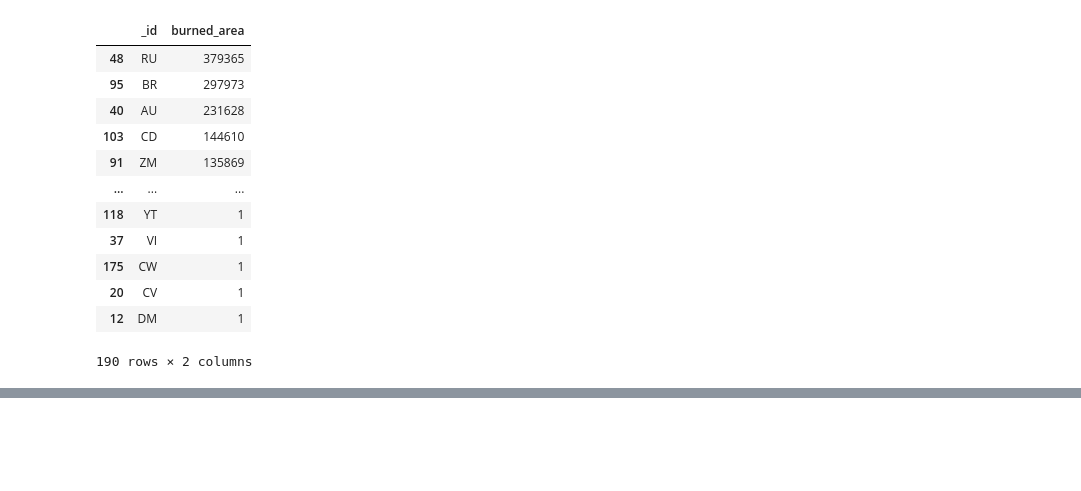
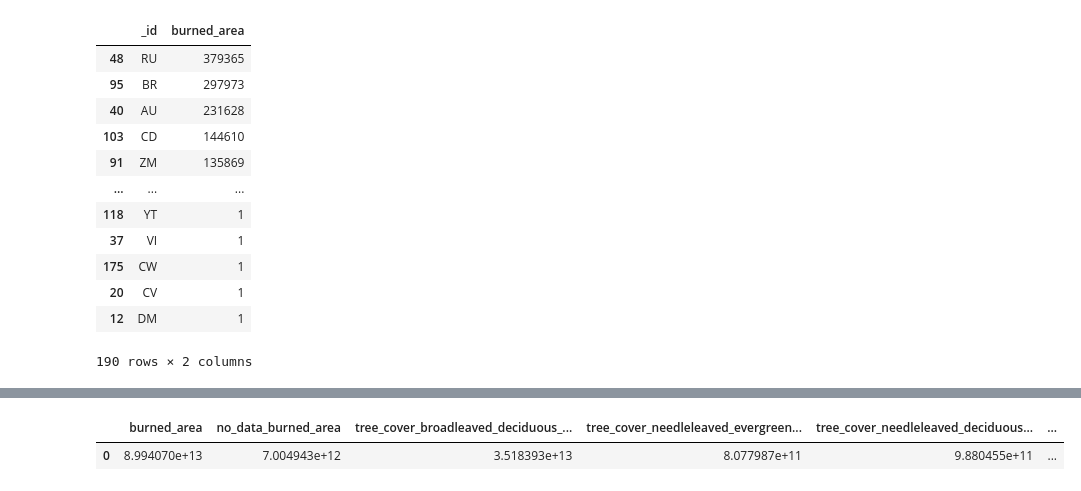
Before and after one commit to sophie-juliette/eda_esa_fire, a Jupyter notebook: eda_eu.ipynb, the cells around one changed output, grey strips where cells are left out. Cells and saved outputs as stored; diff of their text form; code cells hidden in the pictures; blank space fills up the shorter version.

```diff
--- a/eda_eu.ipynb
+++ b/eda_eu.ipynb
@@ -148,3 +172,23 @@ fig.show()
 # %%
 # Summe der Verbranten Fläche ->  pro Vegetatoionstyp
 # Waterfall Diagramm
+# %%
+
+list_veg = list ()
+agg_result= mycol.aggregate([{ "$group":
+  { "_id" : None,
+    "burned_area"  : { "$sum": "$burned_area" },
+    "no_data_burned_area"  : { "$sum":"$no_data_burned_area" },
+    "tree_cover_broadleaved_deciduous_burned_area"  : { "$sum":"$tree_cover_broadleaved_deciduous_burned_area" },
+    "tree_cover_broadleaved_deciduous_burned_area"  : { "$sum":"$tree_cover_broadleaved_deciduous_burned_area" },
+    "tree_cover_needleleaved_evergreen_burned_area"  : { "$sum":"$tree_cover_needleleaved_evergreen_burned_area" },
+    "tree_cover_needleleaved_deciduous_burned_area"  : { "$sum":"$tree_cover_needleleaved_deciduous_burned_area" },
+    "tree_cover_mixed_leave_burned_area"  : { "$sum":"$tree_cover_mixed_leave_burned_area"},
+    "cropland_burned_area"  : { "$sum":"$cropland_burned_area" },
+    "mosaic_tree_grass_burned_area"  : { "$sum":"$mosaic_tree_grass_burned_area" },
+    "flooded_area_burned_area"  : { "$sum":"$flooded_area_burned_area" },
+    "other_vegetation_burned_area"  : { "$sum":"$other_vegetation_burned_area" },}
+}])
+for i in agg_result:
+    list_veg.append(i)
+list_veg
@@ -150,0 +207,4 @@ fig.show()
+# %%
+df_veg = pd.DataFrame(list_veg)
+# %%
+df_veg= df_veg.drop(columns="_id")
@@ -150,0 +216,5 @@ fig.show()
+# %%
+df_veg
+# %% [output]
+|  | burned_area | no_data_burned_area | tree_cover_broadleaved_deciduous_... | tree_cover_needleleaved_evergreen... | tree_cover_needleleaved_deciduous... | ... |
+| 0 | 8.994070e+13 | 7.004943e+12 | 3.518393e+13 | 8.077987e+11 | 9.880455e+11 | ... |
```
Also changed, not shown: parts of 13 cells of this notebook.
